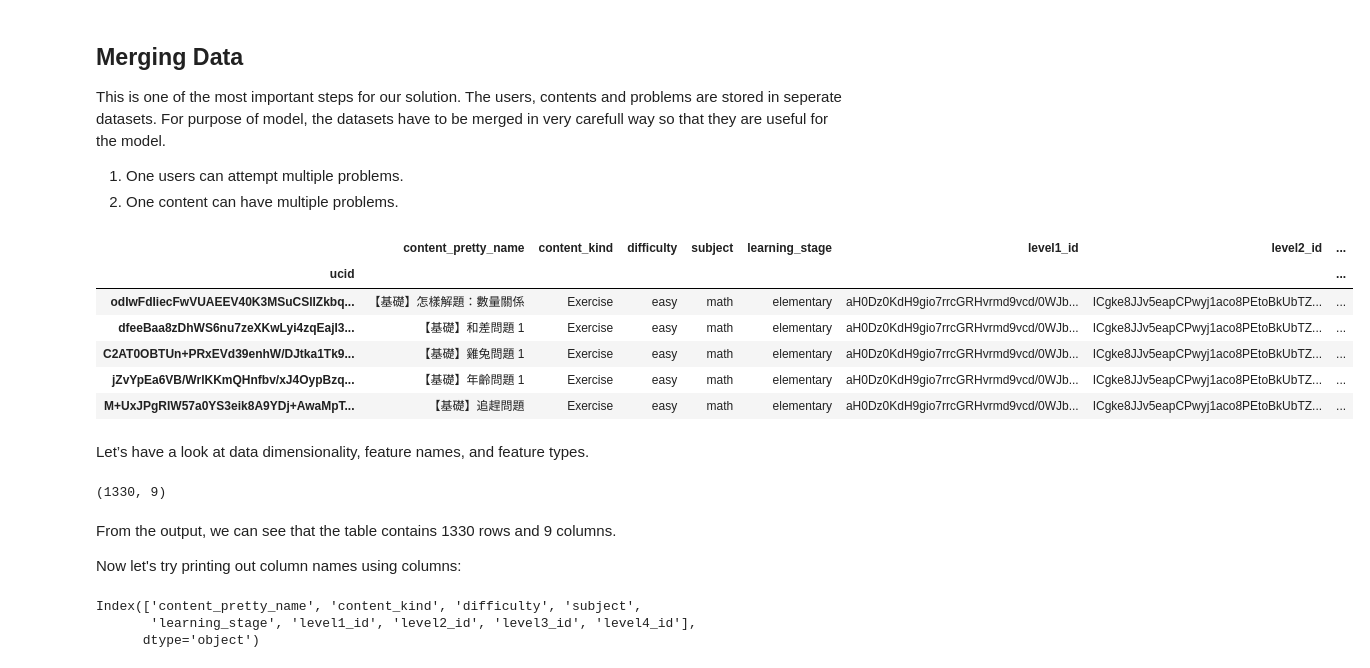
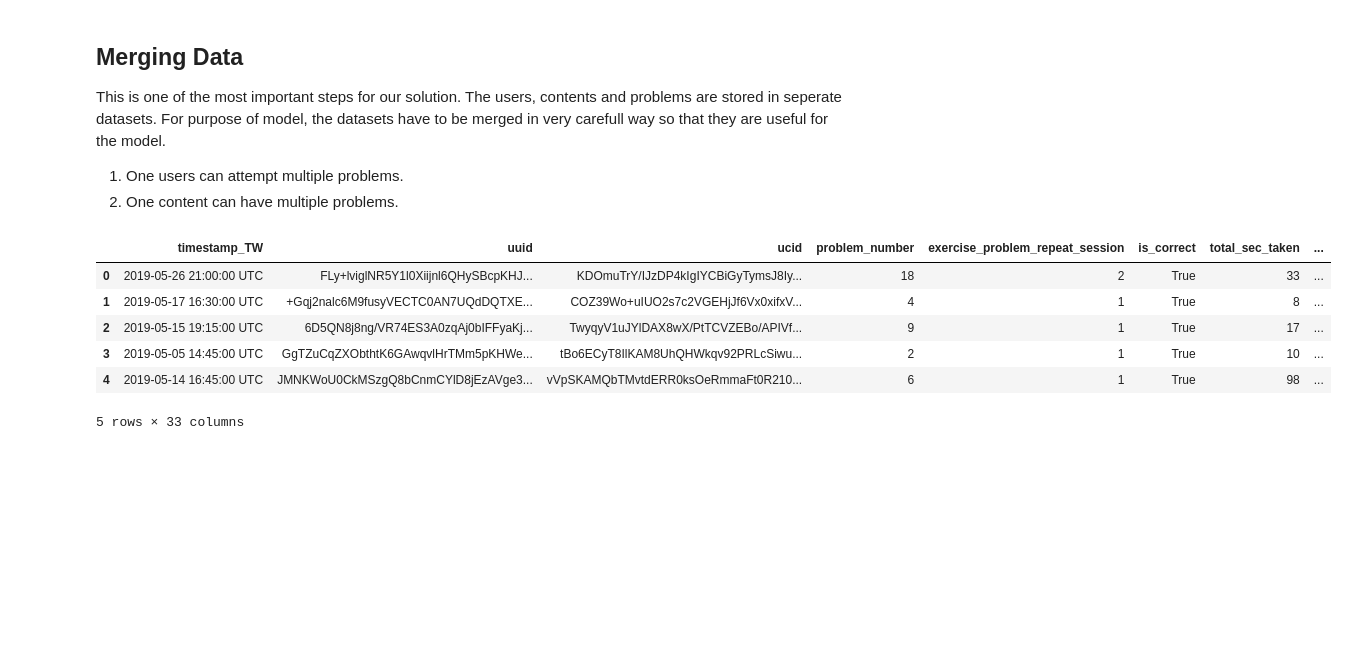
Before and after one commit to likweitan/Assessing-the-Readiness-of-HEI-in-Malaysia-to-Accept-Generation-Alpha, a Jupyter notebook: notebooks/1.4-data-exploration-merge.ipynb, the cells around one changed output. Saved outputs shown, nothing was run; the diff lists cells and outputs as text; code cells hidden in the pictures; blank space fills up the shorter version.

```diff
--- a/notebooks/1.4-data-exploration-merge.ipynb
+++ b/notebooks/1.4-data-exploration-merge.ipynb
@@ -55,32 +56,16 @@ This is one of the most important steps for our solution. The users, contents an
 1. One users can attempt multiple problems.
 2. One content can have multiple problems.
 # %%
-merge_df = log_problem_raw_df.merge(info_userdata_df, how='left', on='uuid')
+merge_df = log_problem_raw_df.merge(info_userdata_raw_df, how='left', on='uuid')
 # %%
 merge_df = merge_df.merge(info_content_raw_df, how='left', on='ucid')
 # %%
-info_content_raw_df.head()
+merge_df.head()
 # %% [output]
-|  | content_pretty_name | content_kind | difficulty | subject | learning_stage | level1_id | level2_id | ... |
-| ucid |  |  |  |  |  |  |  | ... |
-| odIwFdIiecFwVUAEEV40K3MSuCSlIZkbq... | 【基礎】怎樣解題：數量關係 | Exercise | easy | math | elementary | aH0Dz0KdH9gio7rrcGRHvrmd9vcd/0WJb... | ICgke8JJv5eapCPwyj1aco8PEtoBkUbTZ... | ... |
-| dfeeBaa8zDhWS6nu7zeXKwLyi4zqEajI3... | 【基礎】和差問題 1 | Exercise | easy | math | elementary | aH0Dz0KdH9gio7rrcGRHvrmd9vcd/0WJb... | ICgke8JJv5eapCPwyj1aco8PEtoBkUbTZ... | ... |
-| C2AT0OBTUn+PRxEVd39enhW/DJtka1Tk9... | 【基礎】雞兔問題 1 | Exercise | easy | math | elementary | aH0Dz0KdH9gio7rrcGRHvrmd9vcd/0WJb... | ICgke8JJv5eapCPwyj1aco8PEtoBkUbTZ... | ... |
-| jZvYpEa6VB/WrlKKmQHnfbv/xJ4OypBzq... | 【基礎】年齡問題 1 | Exercise | easy | math | elementary | aH0Dz0KdH9gio7rrcGRHvrmd9vcd/0WJb... | ICgke8JJv5eapCPwyj1aco8PEtoBkUbTZ... | ... |
-| M+UxJPgRIW57a0YS3eik8A9YDj+AwaMpT... | 【基礎】追趕問題 | Exercise | easy | math | elementary | aH0Dz0KdH9gio7rrcGRHvrmd9vcd/0WJb... | ICgke8JJv5eapCPwyj1aco8PEtoBkUbTZ... | ... |
+|  | timestamp_TW | uuid | ucid | problem_number | exercise_problem_repeat_session | is_correct | total_sec_taken | ... |
+| 0 | 2019-05-26 21:00:00 UTC | FLy+lviglNR5Y1l0Xiijnl6QHySBcpKHJ... | KDOmuTrY/IJzDP4kIgIYCBiGyTymsJ8Iy... | 18 | 2 | True | 33 | ... |
+| 1 | 2019-05-17 16:30:00 UTC | +Gqj2nalc6M9fusyVECTC0AN7UQdDQTXE... | COZ39Wo+uIUO2s7c2VGEHjJf6Vx0xifxV... | 4 | 1 | True | 8 | ... |
+| 2 | 2019-05-15 19:15:00 UTC | 6D5QN8j8ng/VR74ES3A0zqAj0bIFFyaKj... | TwyqyV1uJYlDAX8wX/PtTCVZEBo/APIVf... | 9 | 1 | True | 17 | ... |
+| 3 | 2019-05-05 14:45:00 UTC | GgTZuCqZXObthtK6GAwqvlHrTMm5pKHWe... | tBo6ECyT8IlKAM8UhQHWkqv92PRLcSiwu... | 2 | 1 | True | 10 | ... |
+| 4 | 2019-05-14 16:45:00 UTC | JMNKWoU0CkMSzgQ8bCnmCYlD8jEzAVge3... | vVpSKAMQbTMvtdERR0ksOeRmmaFt0R210... | 6 | 1 | True | 98 | ... |
+5 rows × 33 columns
-# %% [markdown]
-Let’s have a look at data dimensionality, feature names, and feature types.
-# %%
-info_content_raw_df.shape
-# %% [output]
-(1330, 9)
-# %% [markdown]
-From the output, we can see that the table contains 1330 rows and 9 columns.
-
-Now let's try printing out column names using columns:
-# %%
-info_content_raw_df.columns
-# %% [output]
-Index(['content_pretty_name', 'content_kind', 'difficulty', 'subject',
-       'learning_stage', 'level1_id', 'level2_id', 'level3_id', 'level4_id'],
-      dtype='object')
```
Also changed, not shown: parts of 21 cells of this notebook, 8 other files.
